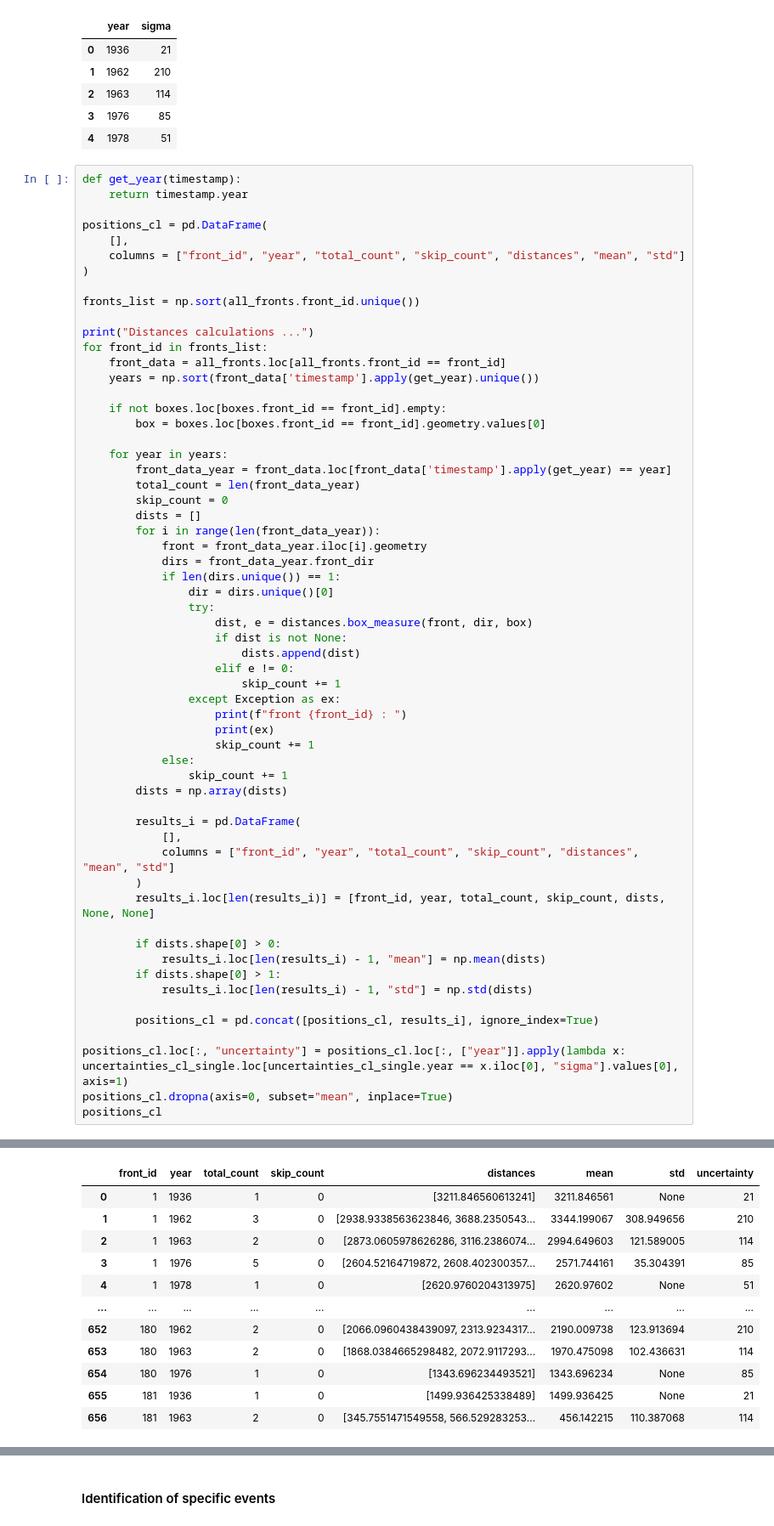
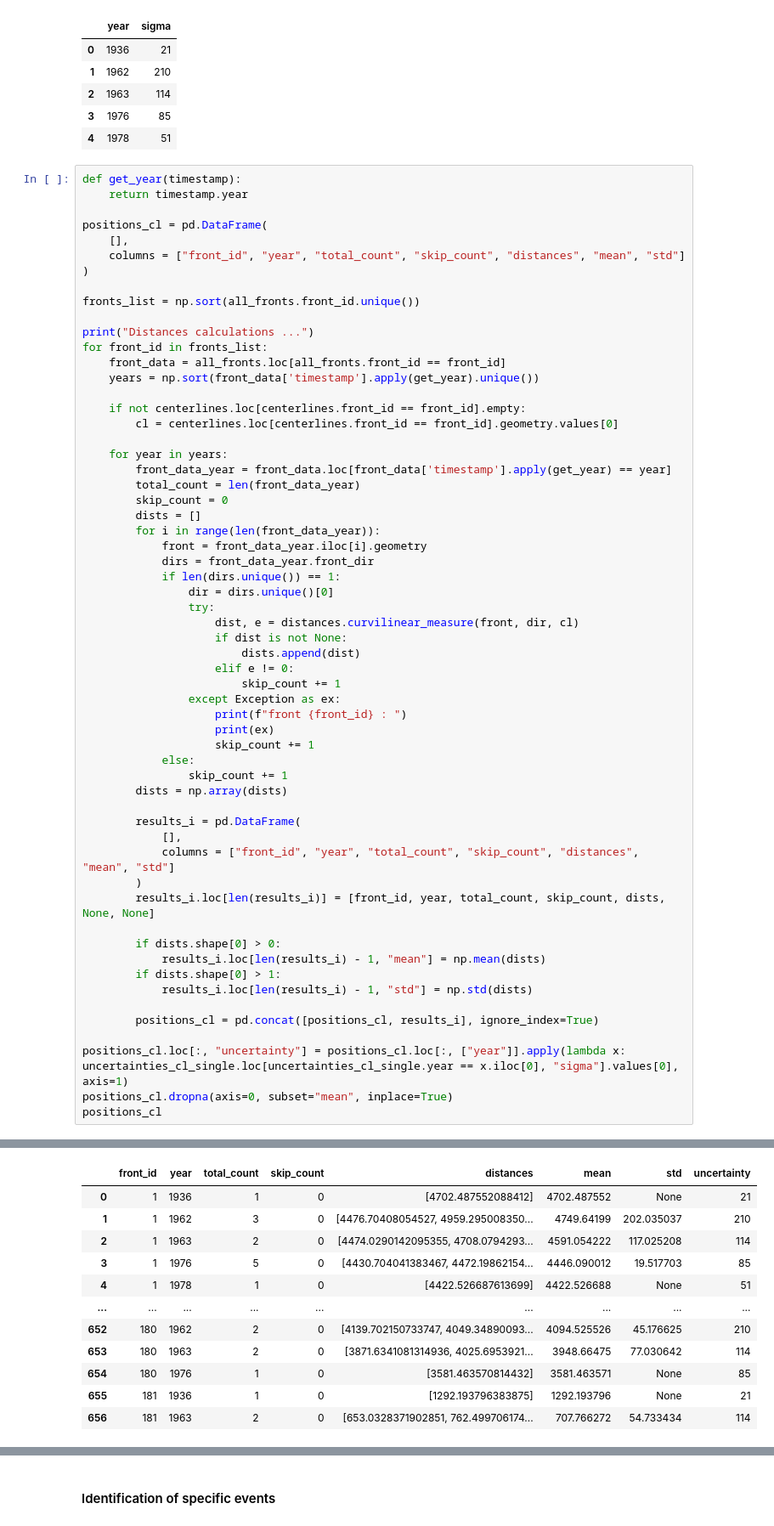
Before and after one commit to lorisdanjou/Svalbard_calving_fronts_1936-1978_data_analysis, a Jupyter notebook: results.ipynb, the cells around one changed output, grey strips where cells are left out. Shown at 85% size. Cells and saved outputs as stored; diff of their text form.

```diff
--- a/results.ipynb
+++ b/results.ipynb
@@ -1521,8 +1521,8 @@ for front_id in fronts_list:
     front_data = all_fronts.loc[all_fronts.front_id == front_id]
     years = np.sort(front_data['timestamp'].apply(get_year).unique())
 
-    if not boxes.loc[boxes.front_id == front_id].empty:
-        box = boxes.loc[boxes.front_id == front_id].geometry.values[0]
+    if not centerlines.loc[centerlines.front_id == front_id].empty:
+        cl = centerlines.loc[centerlines.front_id == front_id].geometry.values[0]
 
     for year in years:
         front_data_year = front_data.loc[front_data['timestamp'].apply(get_year) == year]
@@ -1535,7 +1535,7 @@ for front_id in fronts_list:
             if len(dirs.unique()) == 1:
                 dir = dirs.unique()[0]
                 try:
-                    dist, e = distances.box_measure(front, dir, box)
+                    dist, e = distances.curvilinear_measure(front, dir, cl)
                     if dist is not None:
                         dists.append(dist)
                     elif e != 0:
@@ -1571,20 +1569,20 @@ operands could not be broadcast together with shapes (3,2) (2,2)
 front 182 :
 Unknown direction: None
 front 183 :
 Unknown direction: None
 front 184 :
 Unknown direction: None
 front 185 :
 Unknown direction: None
 |  | front_id | year | total_count | skip_count | distances | mean | std | uncertainty |
-| 0 | 1 | 1936 | 1 | 0 | [3211.846560613241] | 3211.846561 | None | 21 |
-| 1 | 1 | 1962 | 3 | 0 | [2938.9338563623846, 3688.2350543... | 3344.199067 | 308.949656 | 210 |
-| 2 | 1 | 1963 | 2 | 0 | [2873.0605978626286, 3116.2386074... | 2994.649603 | 121.589005 | 114 |
-| 3 | 1 | 1976 | 5 | 0 | [2604.52164719872, 2608.402300357... | 2571.744161 | 35.304391 | 85 |
-| 4 | 1 | 1978 | 1 | 0 | [2620.9760204313975] | 2620.97602 | None | 51 |
+| 0 | 1 | 1936 | 1 | 0 | [4702.487552088412] | 4702.487552 | None | 21 |
+| 1 | 1 | 1962 | 3 | 0 | [4476.70408054527, 4959.295008350... | 4749.64199 | 202.035037 | 210 |
+| 2 | 1 | 1963 | 2 | 0 | [4474.0290142095355, 4708.0794293... | 4591.054222 | 117.025208 | 114 |
+| 3 | 1 | 1976 | 5 | 0 | [4430.704041383467, 4472.19862154... | 4446.090012 | 19.517703 | 85 |
+| 4 | 1 | 1978 | 1 | 0 | [4422.526687613699] | 4422.526688 | None | 51 |
 | ... | ... | ... | ... | ... | ... | ... | ... | ... |
-| 652 | 180 | 1962 | 2 | 0 | [2066.0960438439097, 2313.9234317... | 2190.009738 | 123.913694 | 210 |
-| 653 | 180 | 1963 | 2 | 0 | [1868.0384665298482, 2072.9117293... | 1970.475098 | 102.436631 | 114 |
-| 654 | 180 | 1976 | 1 | 0 | [1343.696234493521] | 1343.696234 | None | 85 |
-| 655 | 181 | 1936 | 1 | 0 | [1499.936425338489] | 1499.936425 | None | 21 |
-| 656 | 181 | 1963 | 2 | 0 | [345.7551471549558, 566.529283253... | 456.142215 | 110.387068 | 114 |
+| 652 | 180 | 1962 | 2 | 0 | [4139.702150733747, 4049.34890093... | 4094.525526 | 45.176625 | 210 |
+| 653 | 180 | 1963 | 2 | 0 | [3871.6341081314936, 4025.6953921... | 3948.66475 | 77.030642 | 114 |
+| 654 | 180 | 1976 | 1 | 0 | [3581.463570814432] | 3581.463571 | None | 85 |
+| 655 | 181 | 1936 | 1 | 0 | [1292.193796383875] | 1292.193796 | None | 21 |
+| 656 | 181 | 1963 | 2 | 0 | [653.0328371902851, 762.499706174... | 707.766272 | 54.733434 | 114 |
```
Also changed, not shown: parts of 5 cells of this notebook.
